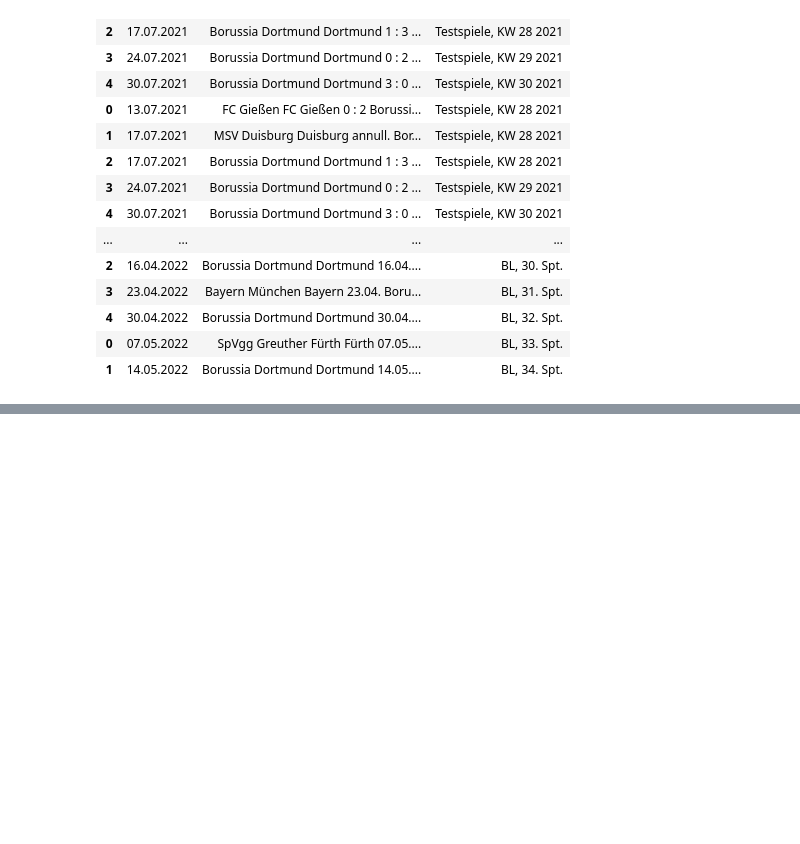
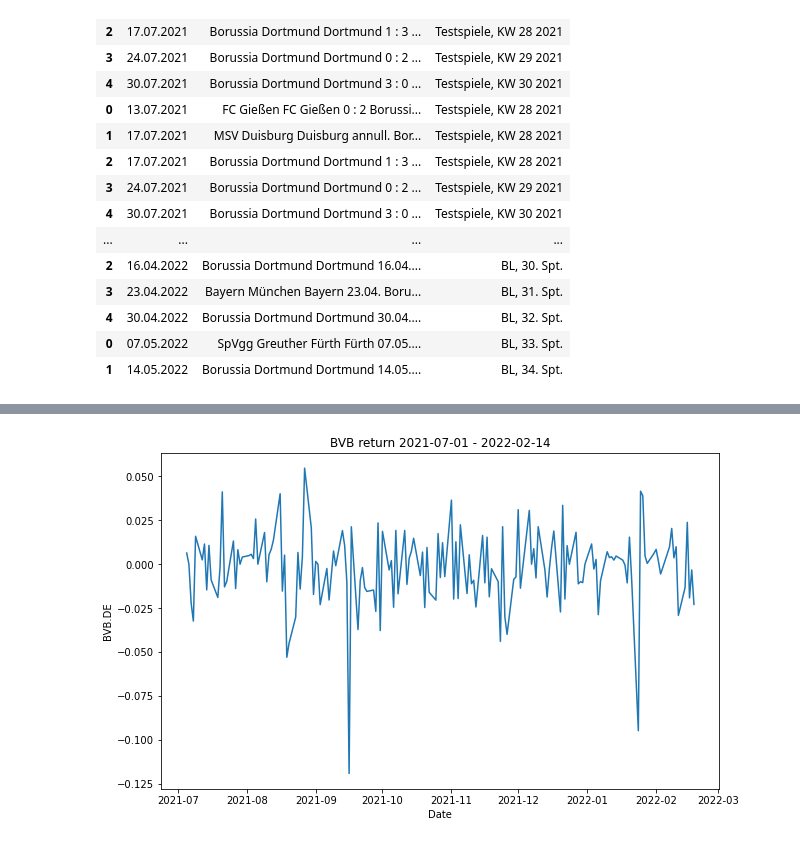
Before and after one commit to SweetyHotGirl21/Soccer-Bet-Stock-Hedge, a Jupyter notebook: main.ipynb, the cells around one changed output, grey strips where cells are left out. Drawn from its saved outputs; the diff is of its cells as text; code cells hidden in the pictures; blank space fills up the shorter version.

```diff
--- a/main.ipynb
+++ b/main.ipynb
@@ -151,0 +227,6 @@ df[["Date","Game",2]]
+# %%
+fig,ax = plt.subplots(figsize= (10,10*0.618))
+lp = sns.lineplot(data = bvb_return_2122, ax = ax)
+plt.title("BVB return 2021-07-01 - 2022-02-14");
+# %% [output]
+[figure, added]
```
Also changed, not shown: parts of 11 cells of this notebook.
